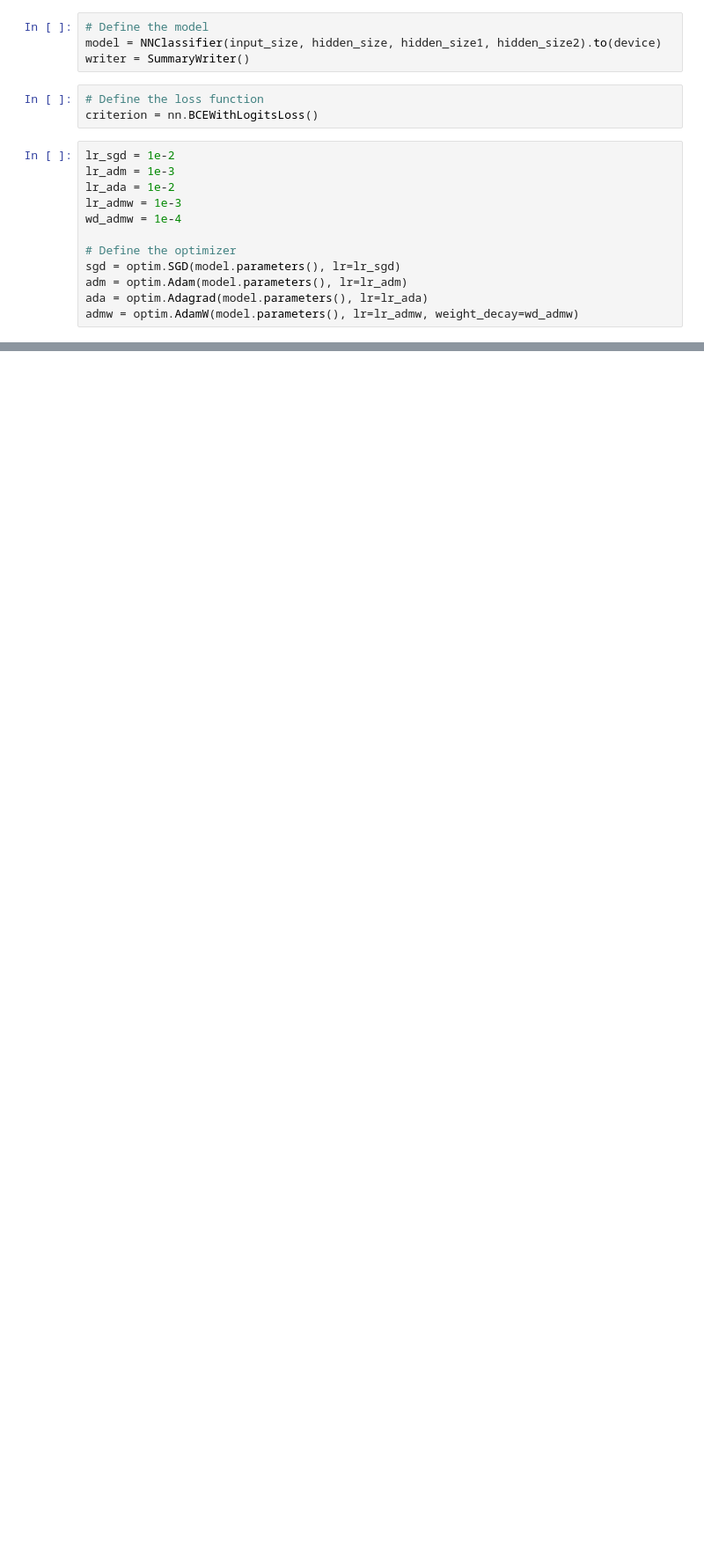
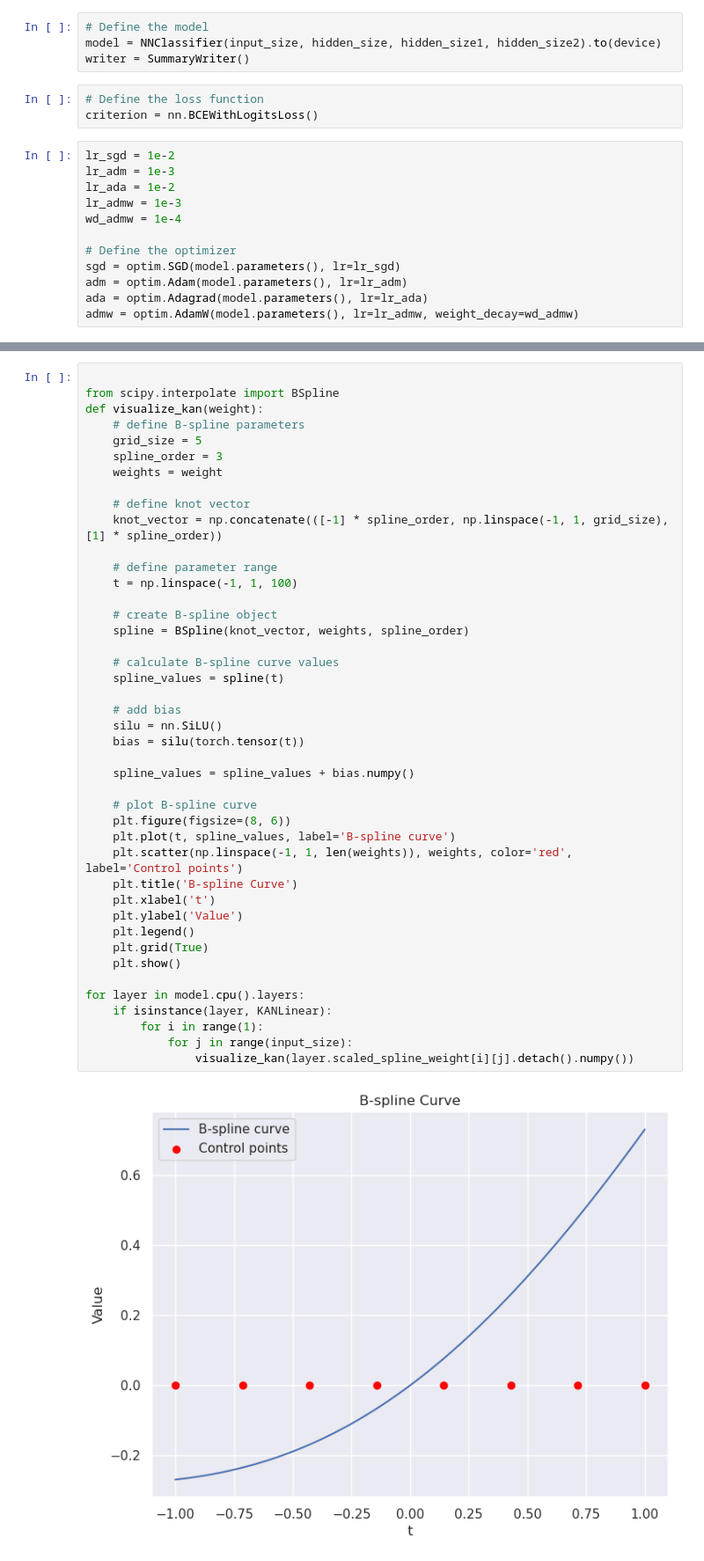
Before and after one commit to AliEmreSenel/BAIAILabProject2024, a Jupyter notebook: alliNNKAN.ipynb, the cells around one changed output, grey strips where cells are left out. Shown: that part at 88% size. Cells and saved outputs as stored; diff of their text form; blank space fills up the shorter version.

```diff
--- a/alliNNKAN.ipynb
+++ b/alliNNKAN.ipynb
@@ -698,2 +726,47 @@ del model, admw
 gc.collect()
 torch.cuda.empty_cache()
+# %%
+
+from scipy.interpolate import BSpline
+def visualize_kan(weight):
+    # define B-spline parameters
+    grid_size = 5
+    spline_order = 3
+    weights = weight
+
+    # define knot vector
+    knot_vector = np.concatenate(([-1] * spline_order, np.linspace(-1, 1, grid_size), [1] * spline_order))
+
+    # define parameter range
+    t = np.linspace(-1, 1, 100)
+
+    # create B-spline object
+    spline = BSpline(knot_vector, weights, spline_order)
+
+    # calculate B-spline curve values
+    spline_values = spline(t)
+
+    # add bias
+    silu = nn.SiLU()
+    bias = silu(torch.tensor(t))
+
+    spline_values = spline_values + bias.numpy()
+
+    # plot B-spline curve
+    plt.figure(figsize=(8, 6))
+    plt.plot(t, spline_values, label='B-spline curve')
+    plt.scatter(np.linspace(-1, 1, len(weights)), weights, color='red', label='Control points')
+    plt.title('B-spline Curve')
+    plt.xlabel('t')
+    plt.ylabel('Value')
+    plt.legend()
+    plt.grid(True)
+    plt.show()
+
+for layer in model.cpu().layers:
+    if isinstance(layer, KANLinear):
+        for i in range(1):
+            for j in range(input_size):
+                visualize_kan(layer.scaled_spline_weight[i][j].detach().numpy())
+# %% [output]
+[figure, added]
```
Also changed, not shown: parts of 15 cells of this notebook, 5 other files.
